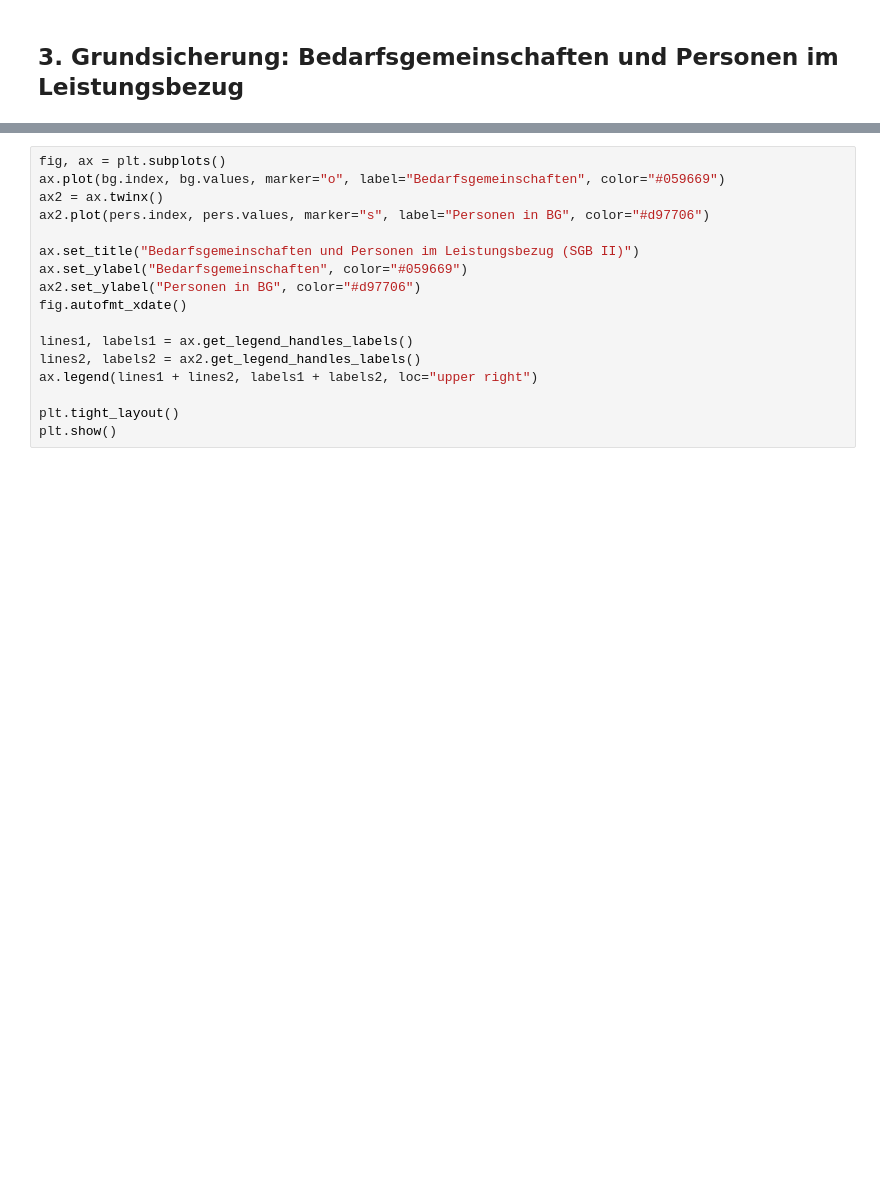
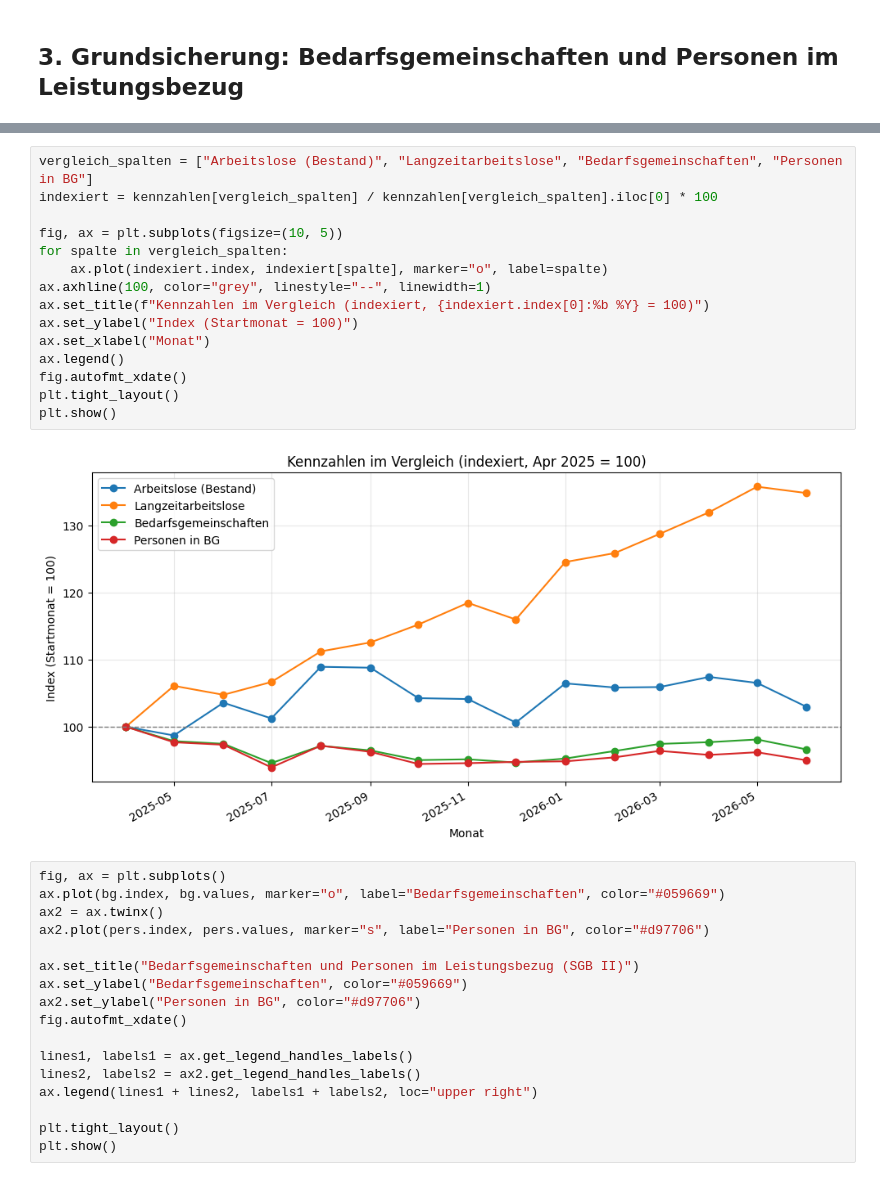
Before and after one commit to eufunk/arbeitsmarkt-regensburg, a Jupyter notebook: Notebooks/02_Analyse.ipynb, the cells around one changed output, grey strips where cells are left out. Cells and saved outputs as stored; diff of their text form; blank space fills up the shorter version.

```diff
--- a/Notebooks/02_Analyse.ipynb
+++ b/Notebooks/02_Analyse.ipynb
@@ -107,3 +119,20 @@ Anteil am Bestand: 36.1% -> 47.3%
+# %%
+vergleich_spalten = ["Arbeitslose (Bestand)", "Langzeitarbeitslose", "Bedarfsgemeinschaften", "Personen in BG"]
+indexiert = kennzahlen[vergleich_spalten] / kennzahlen[vergleich_spalten].iloc[0] * 100
+
+fig, ax = plt.subplots(figsize=(10, 5))
+for spalte in vergleich_spalten:
+    ax.plot(indexiert.index, indexiert[spalte], marker="o", label=spalte)
+ax.axhline(100, color="grey", linestyle="--", linewidth=1)
+ax.set_title(f"Kennzahlen im Vergleich (indexiert, {indexiert.index[0]:%b %Y} = 100)")
+ax.set_ylabel("Index (Startmonat = 100)")
+ax.set_xlabel("Monat")
+ax.legend()
+fig.autofmt_xdate()
+plt.tight_layout()
+plt.show()
+# %% [output]
+[figure, added]
 # %%
 fig, ax = plt.subplots()
 ax.plot(bg.index, bg.values, marker="o", label="Bedarfsgemeinschaften", color="#059669")
```
Also changed, not shown: parts of 5 cells of this notebook, 5 other files.
